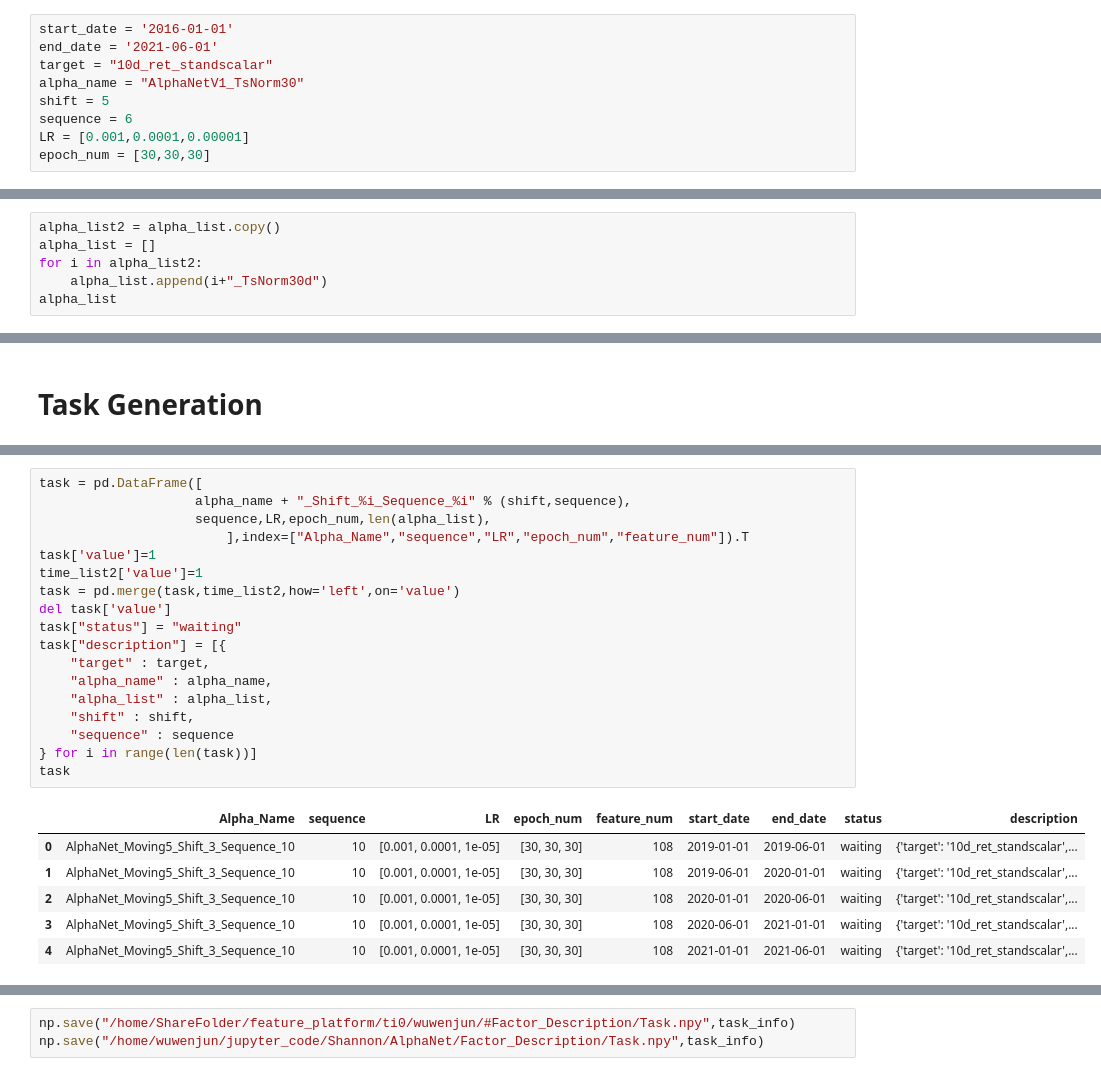
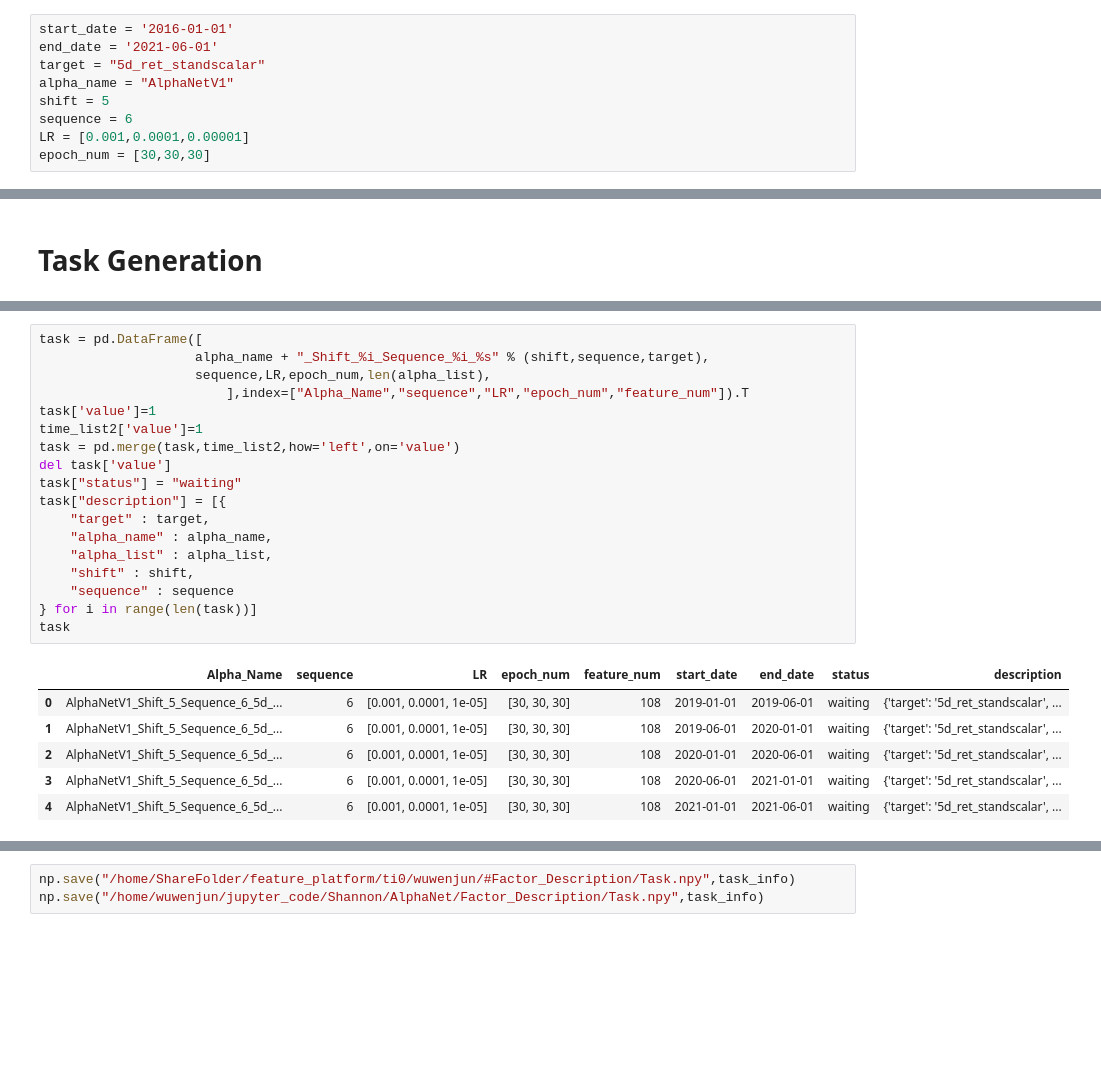
Before and after one commit to June24-Wu/Shannon, a Jupyter notebook: AlphaNet/Code Example/Generate_Data_Par.ipynb, the cells around one changed output, grey strips where cells are left out. Cells and saved outputs as stored; diff of their text form; blank space fills up the shorter version.

```diff
--- a/AlphaNet/Code Example/Generate_Data_Par.ipynb
+++ b/AlphaNet/Code Example/Generate_Data_Par.ipynb
@@ -1,8 +1,8 @@
 # %%
 start_date = '2016-01-01'
 end_date = '2021-06-01'
-target = "10d_ret_standscalar"
-alpha_name = "AlphaNetV1_TsNorm30"
+target = "5d_ret_standscalar"
+alpha_name = "AlphaNetV1"
 shift = 5
 sequence = 6
 LR = [0.001,0.0001,0.00001]
@@ -44,9 +44,3 @@ alpha_list
  'DECAY_pct_chg_10',
  'DECAY_turnover_10',
  'DECAY_free_turnover_10']
-# %%
-alpha_list2 = alpha_list.copy()
-alpha_list = []
-for i in alpha_list2:
-    alpha_list.append(i+"_TsNorm30d")
-alpha_list
@@ -167,29 +161,29 @@ display(time_list2)
 | 4 | 2021-01-01 | 2021-06-01 |
 # %%
 task = pd.DataFrame([
-                    alpha_name + "_Shift_%i_Sequence_%i" % (shift,sequence),
+                    alpha_name + "_Shift_%i_Sequence_%i_%s" % (shift,sequence,target),
                     sequence,LR,epoch_num,len(alpha_list),
                         ],index=["Alpha_Name","sequence","LR","epoch_num","feature_num"]).T
 task['value']=1
 time_list2['value']=1
 task = pd.merge(task,time_list2,how='left',on='value')
 del task['value']
 task["status"] = "waiting"
 task["description"] = [{
     "target" : target,
     "alpha_name" : alpha_name,
     "alpha_list" : alpha_list,
     "shift" : shift,
     "sequence" : sequence
 } for i in range(len(task))]
 task
 # %% [output]
 |  | Alpha_Name | sequence | LR | epoch_num | feature_num | start_date | end_date | status | description |
-| 0 | AlphaNet_Moving5_Shift_3_Sequence_10 | 10 | [0.001, 0.0001, 1e-05] | [30, 30, 30] | 108 | 2019-01-01 | 2019-06-01 | waiting | {'target': '10d_ret_standscalar',... |
-| 1 | AlphaNet_Moving5_Shift_3_Sequence_10 | 10 | [0.001, 0.0001, 1e-05] | [30, 30, 30] | 108 | 2019-06-01 | 2020-01-01 | waiting | {'target': '10d_ret_standscalar',... |
-| 2 | AlphaNet_Moving5_Shift_3_Sequence_10 | 10 | [0.001, 0.0001, 1e-05] | [30, 30, 30] | 108 | 2020-01-01 | 2020-06-01 | waiting | {'target': '10d_ret_standscalar',... |
-| 3 | AlphaNet_Moving5_Shift_3_Sequence_10 | 10 | [0.001, 0.0001, 1e-05] | [30, 30, 30] | 108 | 2020-06-01 | 2021-01-01 | waiting | {'target': '10d_ret_standscalar',... |
-| 4 | AlphaNet_Moving5_Shift_3_Sequence_10 | 10 | [0.001, 0.0001, 1e-05] | [30, 30, 30] | 108 | 2021-01-01 | 2021-06-01 | waiting | {'target': '10d_ret_standscalar',... |
+| 0 | AlphaNetV1_Shift_5_Sequence_6_5d_... | 6 | [0.001, 0.0001, 1e-05] | [30, 30, 30] | 108 | 2019-01-01 | 2019-06-01 | waiting | {'target': '5d_ret_standscalar', ... |
+| 1 | AlphaNetV1_Shift_5_Sequence_6_5d_... | 6 | [0.001, 0.0001, 1e-05] | [30, 30, 30] | 108 | 2019-06-01 | 2020-01-01 | waiting | {'target': '5d_ret_standscalar', ... |
+| 2 | AlphaNetV1_Shift_5_Sequence_6_5d_... | 6 | [0.001, 0.0001, 1e-05] | [30, 30, 30] | 108 | 2020-01-01 | 2020-06-01 | waiting | {'target': '5d_ret_standscalar', ... |
+| 3 | AlphaNetV1_Shift_5_Sequence_6_5d_... | 6 | [0.001, 0.0001, 1e-05] | [30, 30, 30] | 108 | 2020-06-01 | 2021-01-01 | waiting | {'target': '5d_ret_standscalar', ... |
+| 4 | AlphaNetV1_Shift_5_Sequence_6_5d_... | 6 | [0.001, 0.0001, 1e-05] | [30, 30, 30] | 108 | 2021-01-01 | 2021-06-01 | waiting | {'target': '5d_ret_standscalar', ... |
 # %%
 task = pd.concat([original,task],axis=0)
 task.reset_index(drop=True,inplace=True)
```
Also changed, not shown: parts of 6 cells of this notebook, 3 other files.
